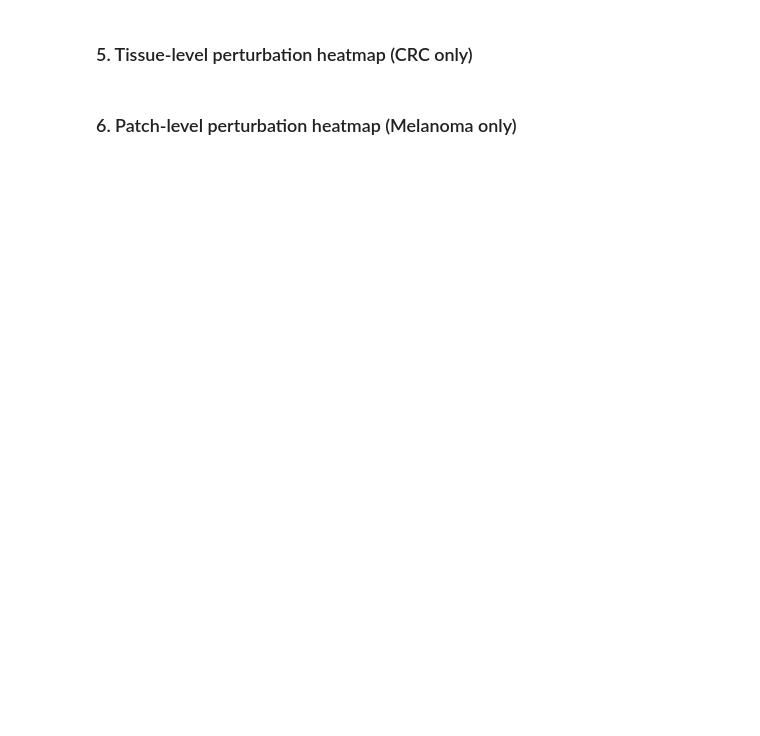
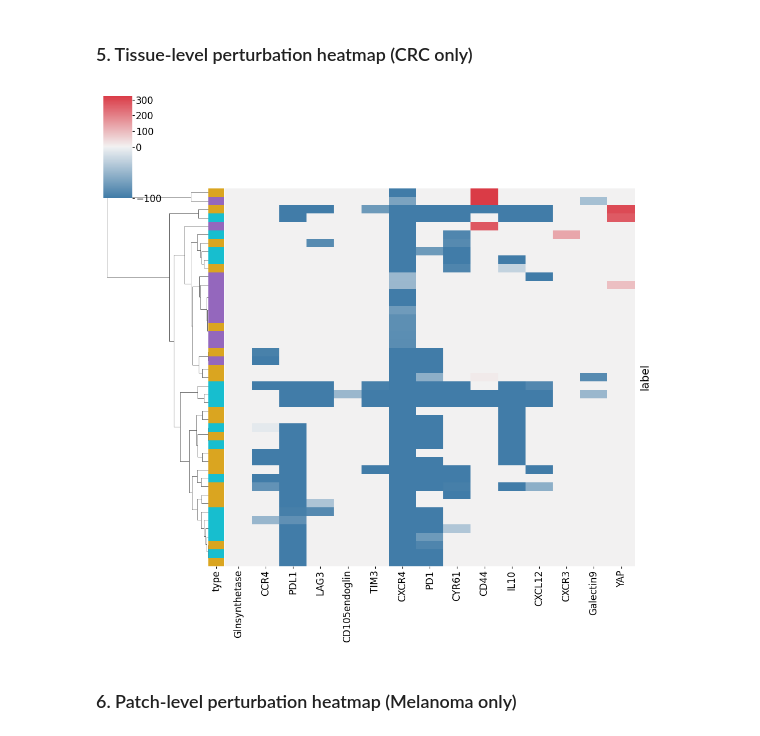
Before and after one commit to neonine2/morpheus-spatial, a Jupyter notebook: reproduction/reproduction_notebook.ipynb, the cells around one changed output. Drawn from its saved outputs; the diff is of its cells as text; code cells hidden in the pictures; blank space fills up the shorter version.

```diff
--- a/reproduction/reproduction_notebook.ipynb
+++ b/reproduction/reproduction_notebook.ipynb
@@ -268,7 +272,9 @@ KeyError: 2
 # %%
 from figure_helper import plot_tissue_level_perturbation
 # %%
-plot_tissue_level_perturbation(cf_crc, channel_to_perturb_crc, save_fig=True)
+plot_tissue_level_perturbation(cf_crc, channel_to_perturb_crc)
+# %% [output]
+[figure, added]
 # %% [markdown]
 ### 6. Patch-level perturbation heatmap (Melanoma only)
 # %%
```
Also changed, not shown: parts of 14 cells of this notebook, 1 other file.
